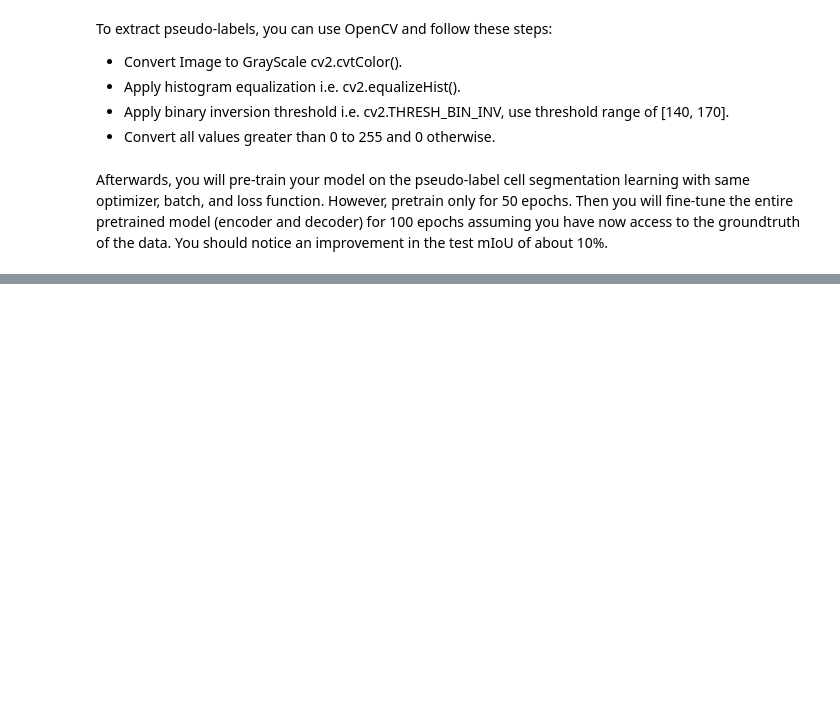
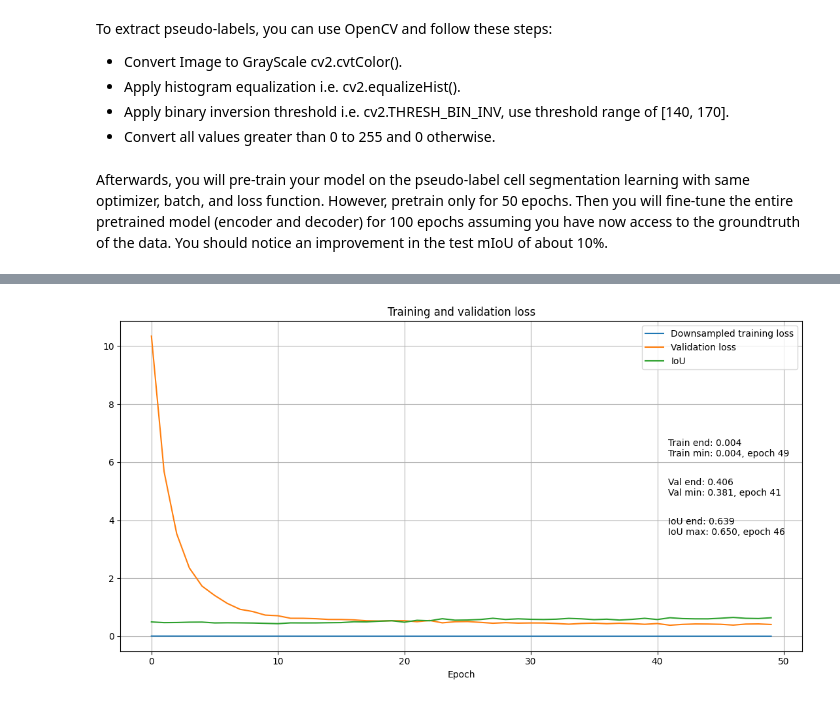
Before and after one commit to zubejda/Advanced_DL, a Jupyter notebook: Assignment4_SelfSupervision.ipynb, the cells around one changed output, grey strips where cells are left out. Saved outputs shown, nothing was run; the diff lists cells and outputs as text; code cells hidden in the pictures; blank space fills up the shorter version.

```diff
--- a/Assignment4_SelfSupervision.ipynb
+++ b/Assignment4_SelfSupervision.ipynb
@@ -500,0 +590,49 @@ random.seed(0)
+# %%
+# plots of the losses and metrics for the pretraining task
+
+downsampling_factor = len(train_loss_history) // len(val_loss_history)
+train_loss_downsampled = signal.decimate(train_loss_history, downsampling_factor)
+train_loss_downsampled = train_loss_downsampled[:len(val_loss_history)]
+
+x = range(len(val_loss_history))
+
+plt.figure(figsize=(11, 6))
+plt.plot(x, train_loss_downsampled, label='Downsampled training loss')
+plt.plot(x, val_loss_history, label='Validation loss')
+plt.plot(x, iou_history, label="IoU")
+
+# Create placeholders for the legend-like area
+train_legend_text = f'Train end: {train_loss_downsampled[-1]:.3f}\n'
+val_legend_text = f'Val end: {val_loss_history[-1]:.3f}\n'
+iou_legend_text = f'IoU end: {iou_history[-1]:.3f}\n'
+
+# Find and store min/max values
+for data, label in zip([train_loss_downsampled, val_loss_history, iou_history],
+                       ['Train', 'Val', 'IoU']):
+    i = np.argmin(np.array(data))
+    s = 'min'
+    if label == "IoU":
+        i = np.argmax(np.array(data))
+        s = 'max'
+
+    if label == 'Train':
+        train_legend_text += f'Train {s}: {data[i]:.3f}, epoch {i}\n'
+    elif label == 'Val':
+        val_legend_text += f'Val {s}: {data[i]:.3f}, epoch {i}\n'
+    elif label == 'IoU':
+        iou_legend_text += f'IoU {s}: {data[i]:.3f}, epoch {i}\n'
+
+# Add the legend-like text outside the plot
+plt.figtext(0.8, 0.6, train_legend_text, horizontalalignment='left', verticalalignment='center', fontsize=10)
+plt.figtext(0.8, 0.5, val_legend_text, horizontalalignment='left', verticalalignment='center', fontsize=10)
+plt.figtext(0.8, 0.4, iou_legend_text, horizontalalignment='left', verticalalignment='center', fontsize=10)
+
+plt.xlabel('Epoch')
+plt.title('Training and validation loss')
+plt.legend(loc='upper right')
+plt.grid(True)
+plt.tight_layout()
+
+plt.show()
+# %% [output]
+[figure, added]
```
Also changed, not shown: parts of 11 cells of this notebook.
